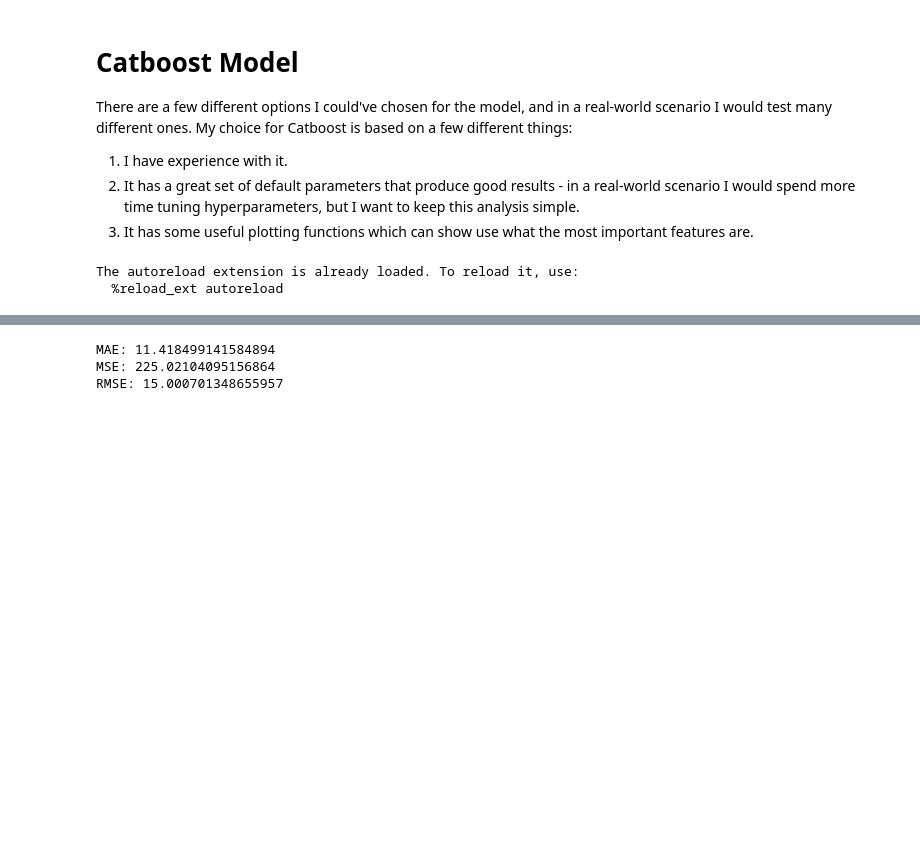
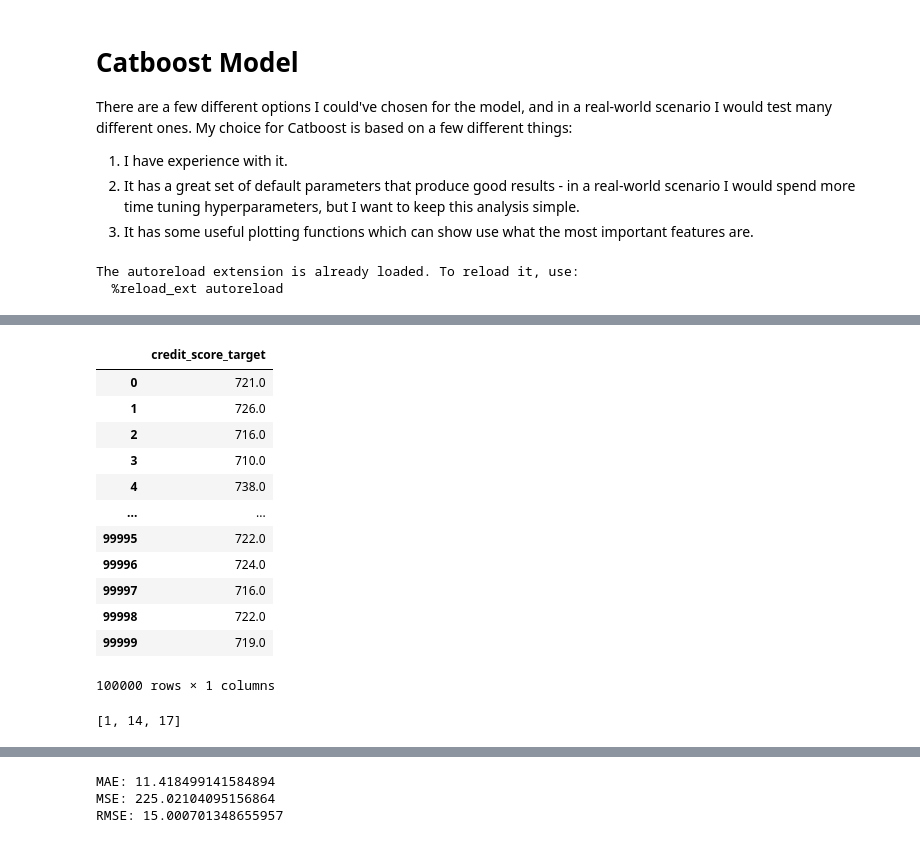
Before and after one commit to jgk-iles/zilch_interview, a Jupyter notebook: notebooks/catboost.ipynb, the cells around one changed output, grey strips where cells are left out. Saved outputs shown, nothing was run; the diff lists cells and outputs as text; code cells hidden in the pictures; blank space fills up the shorter version.

```diff
--- a/notebooks/catboost.ipynb
+++ b/notebooks/catboost.ipynb
@@ -24,4 +24,4 @@ train_df_raw = pd.read_csv("../data/external/train.csv")
 
 cleaner = DataCleaner()
 X_train = cleaner.fit_transform(train_df_raw)
-y_train = train_df_raw["credit_score_target"]
+y_train = train_df_raw[["credit_score_target"]]
@@ -60,3 +79,25 @@ Name: credit_score_target, dtype: float64
+# %%
+y_train
+# %% [output]
+|  | credit_score_target |
+| 0 | 721.0 |
+| 1 | 726.0 |
+| 2 | 716.0 |
+| 3 | 710.0 |
+| 4 | 738.0 |
+| ... | ... |
+| 99995 | 722.0 |
+| 99996 | 724.0 |
+| 99997 | 716.0 |
+| 99998 | 722.0 |
+| 99999 | 719.0 |
+100000 rows × 1 columns
+# %%
+# Get indices of the categorical features
+cat_feature_indices = [X_train.columns.get_loc(col) for col in CAT_FEATURES]
+cat_feature_indices
+# %% [output]
+[1, 14, 17]
 # %%
 from catboost import CatBoostRegressor
 
```
Also changed, not shown: parts of 9 cells of this notebook, 9 other files.
